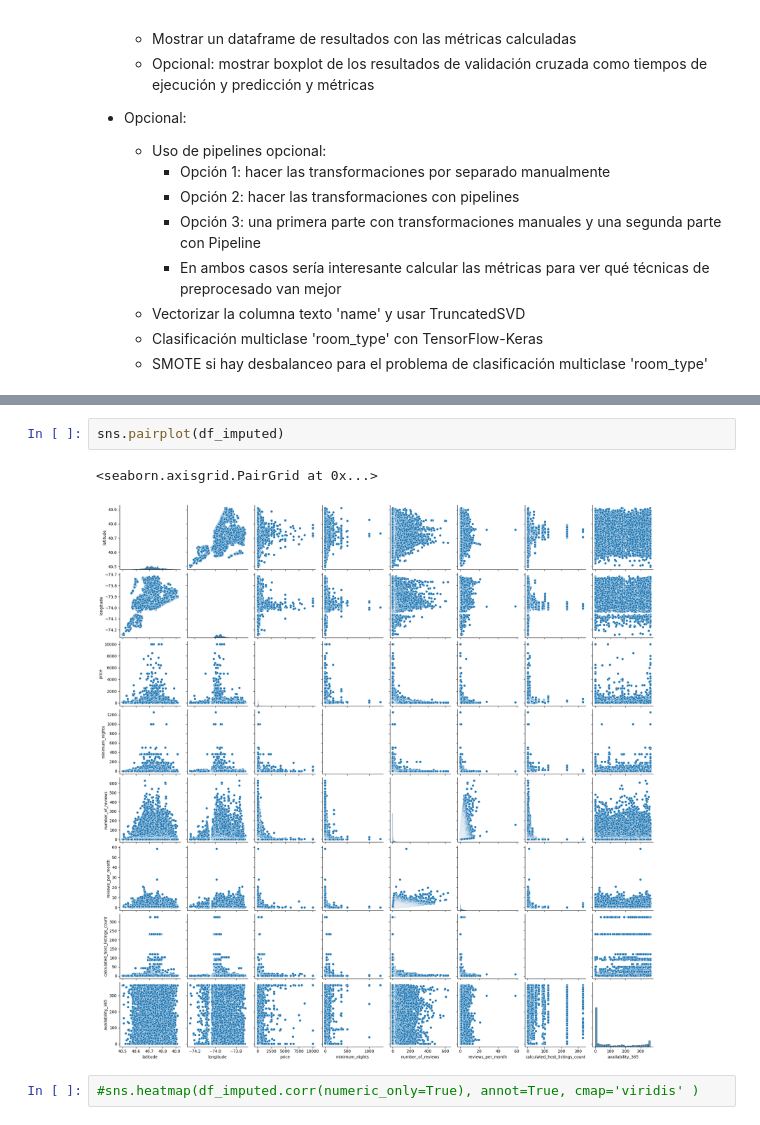
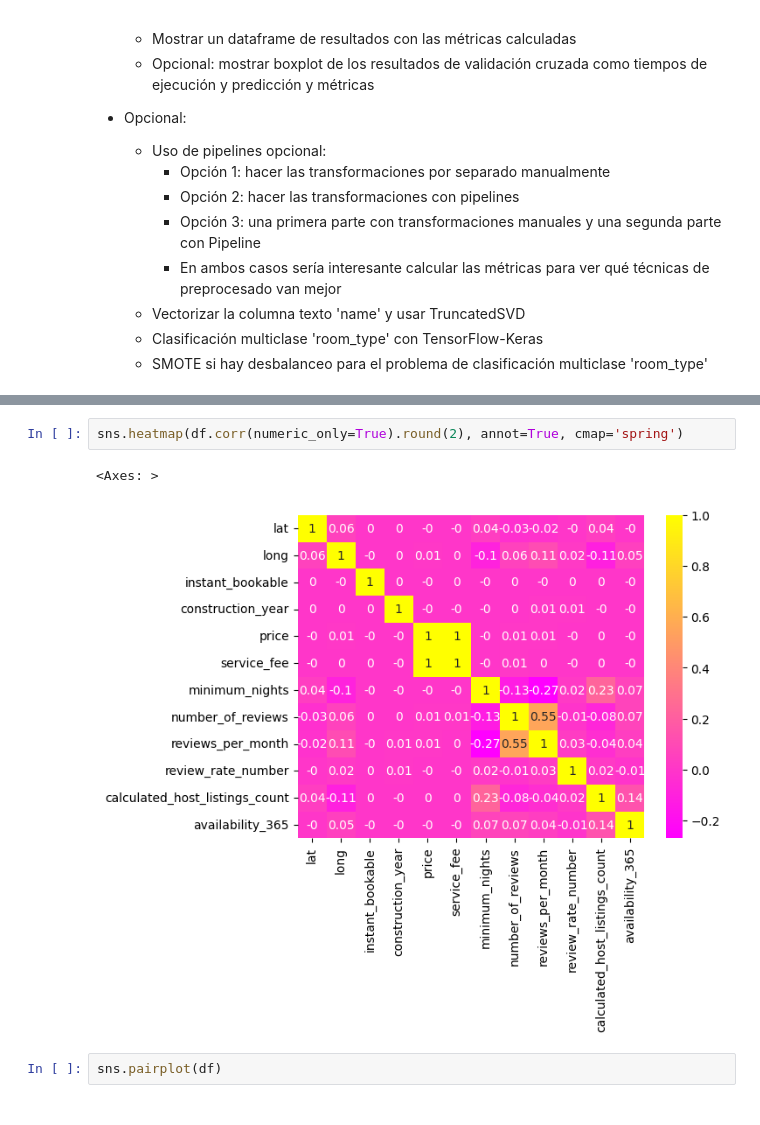
Before and after one commit to ceciorosco/Cecilia-Repositorio, a Jupyter notebook: Modulo 5/m5_ML_DL_Cecilia_Ines_Orosco_Cambeses.ipynb, the cells around one changed output, grey strips where cells are left out. Saved outputs shown, nothing was run; the diff lists cells and outputs as text.

```diff
--- a/Modulo 5/m5_ML_DL_Cecilia_Ines_Orosco_Cambeses.ipynb
+++ b/Modulo 5/m5_ML_DL_Cecilia_Ines_Orosco_Cambeses.ipynb
@@ -163,7 +131,7 @@ dtype: int64
+# %%
+sns.heatmap(df.corr(numeric_only=True).round(2), annot=True, cmap='spring')
+# %% [output]
+<Axes: >
+[figure, added]
 # %%
-sns.pairplot(df_imputed)
+sns.pairplot(df)
-# %% [output]
-<seaborn.axisgrid.PairGrid at 0x...>
-[figure, removed]
-# %%
-#sns.heatmap(df_imputed.corr(numeric_only=True), annot=True, cmap='viridis' )
```
Also changed, not shown: parts of 17 cells of this notebook, 4 other files.
